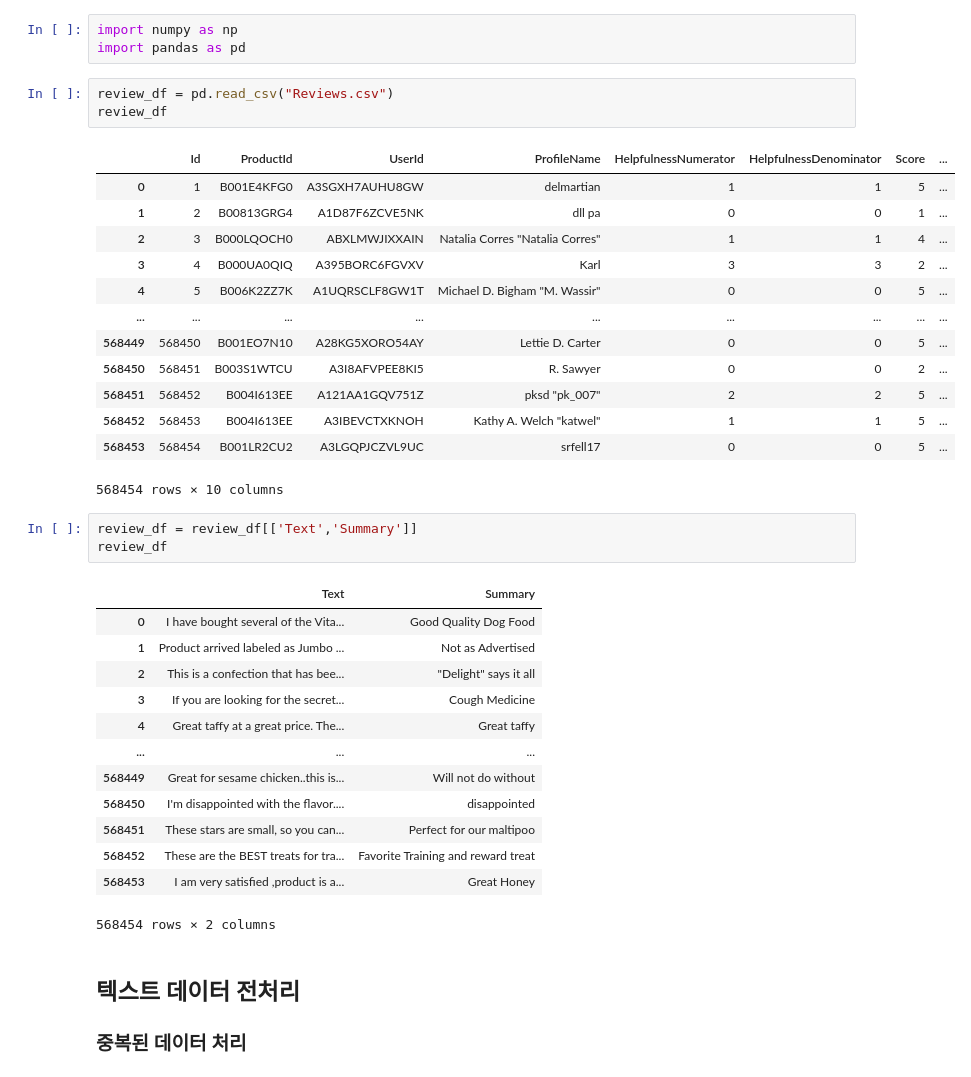
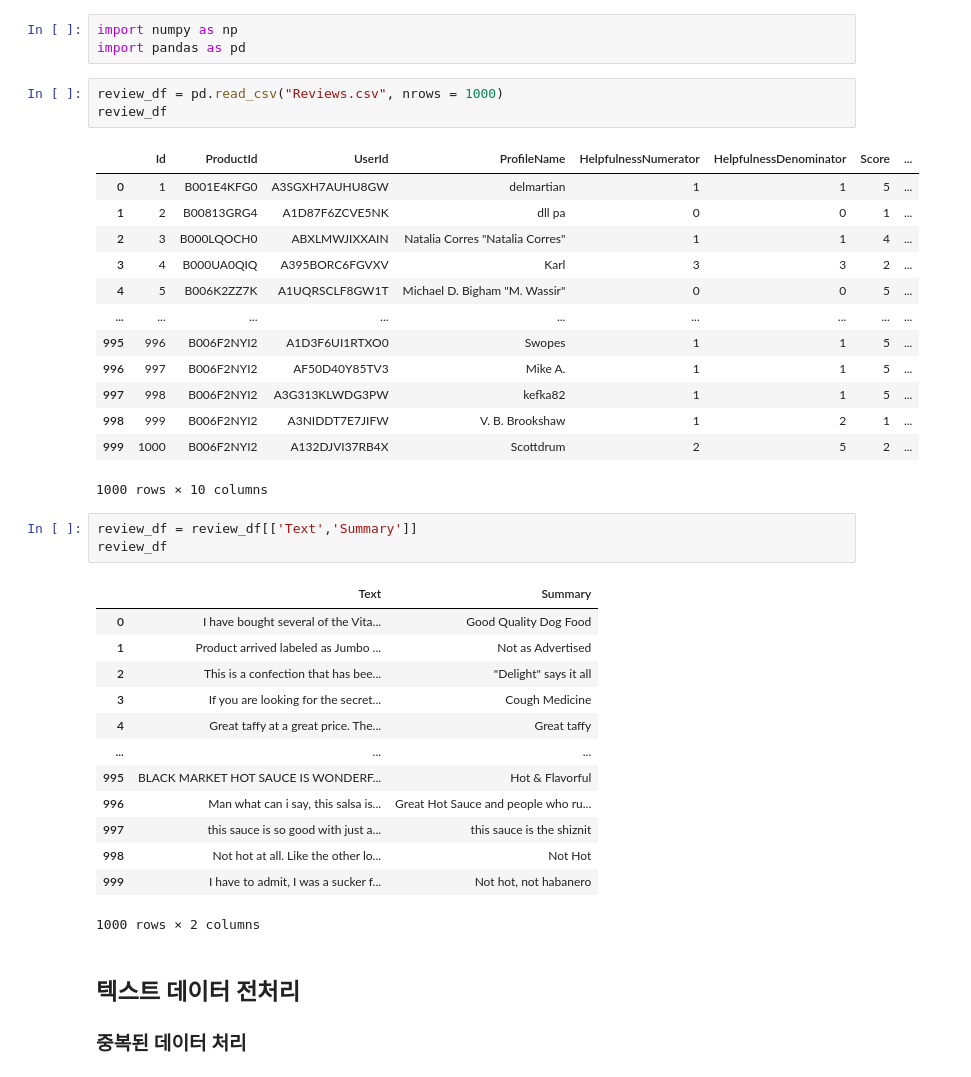
Before and after one commit to ksclown/DL_by_ksclown, a Jupyter notebook: Text Summarize.ipynb, the cells around one changed output. Cells and saved outputs as stored; diff of their text form.

```diff
--- a/Text Summarize.ipynb
+++ b/Text Summarize.ipynb
@@ -37,22 +48,22 @@
 import numpy as np
 import pandas as pd
 # %%
-review_df = pd.read_csv("Reviews.csv")
+review_df = pd.read_csv("Reviews.csv", nrows = 1000)
 review_df
 # %% [output]
 |  | Id | ProductId | UserId | ProfileName | HelpfulnessNumerator | HelpfulnessDenominator | Score | ... |
 | 0 | 1 | B001E4KFG0 | A3SGXH7AUHU8GW | delmartian | 1 | 1 | 5 | ... |
 | 1 | 2 | B00813GRG4 | A1D87F6ZCVE5NK | dll pa | 0 | 0 | 1 | ... |
 | 2 | 3 | B000LQOCH0 | ABXLMWJIXXAIN | Natalia Corres "Natalia Corres" | 1 | 1 | 4 | ... |
 | 3 | 4 | B000UA0QIQ | A395BORC6FGVXV | Karl | 3 | 3 | 2 | ... |
 | 4 | 5 | B006K2ZZ7K | A1UQRSCLF8GW1T | Michael D. Bigham "M. Wassir" | 0 | 0 | 5 | ... |
 | ... | ... | ... | ... | ... | ... | ... | ... | ... |
-| 568449 | 568450 | B001EO7N10 | A28KG5XORO54AY | Lettie D. Carter | 0 | 0 | 5 | ... |
-| 568450 | 568451 | B003S1WTCU | A3I8AFVPEE8KI5 | R. Sawyer | 0 | 0 | 2 | ... |
-| 568451 | 568452 | B004I613EE | A121AA1GQV751Z | pksd "pk_007" | 2 | 2 | 5 | ... |
-| 568452 | 568453 | B004I613EE | A3IBEVCTXKNOH | Kathy A. Welch "katwel" | 1 | 1 | 5 | ... |
-| 568453 | 568454 | B001LR2CU2 | A3LGQPJCZVL9UC | srfell17 | 0 | 0 | 5 | ... |
+| 995 | 996 | B006F2NYI2 | A1D3F6UI1RTXO0 | Swopes | 1 | 1 | 5 | ... |
+| 996 | 997 | B006F2NYI2 | AF50D40Y85TV3 | Mike A. | 1 | 1 | 5 | ... |
+| 997 | 998 | B006F2NYI2 | A3G313KLWDG3PW | kefka82 | 1 | 1 | 5 | ... |
+| 998 | 999 | B006F2NYI2 | A3NIDDT7E7JIFW | V. B. Brookshaw | 1 | 2 | 1 | ... |
+| 999 | 1000 | B006F2NYI2 | A132DJVI37RB4X | Scottdrum | 2 | 5 | 2 | ... |
-568454 rows × 10 columns
+1000 rows × 10 columns
 # %%
 review_df = review_df[['Text','Summary']]
 review_df
@@ -64,12 +75,12 @@ review_df
 | 3 | If you are looking for the secret... | Cough Medicine |
 | 4 | Great taffy at a great price. The... | Great taffy |
 | ... | ... | ... |
-| 568449 | Great for sesame chicken..this is... | Will not do without |
-| 568450 | I'm disappointed with the flavor.... | disappointed |
-| 568451 | These stars are small, so you can... | Perfect for our maltipoo |
-| 568452 | These are the BEST treats for tra... | Favorite Training and reward treat |
-| 568453 | I am very satisfied ,product is a... | Great Honey |
+| 995 | BLACK MARKET HOT SAUCE IS WONDERF... | Hot & Flavorful |
+| 996 | Man what can i say, this salsa is... | Great Hot Sauce and people who ru... |
+| 997 | this sauce is so good with just a... | this sauce is the shiznit |
+| 998 | Not hot at all. Like the other lo... | Not Hot |
+| 999 | I have to admit, I was a sucker f... | Not hot, not habanero |
-568454 rows × 2 columns
+1000 rows × 2 columns
 # %% [markdown]
 ## 텍스트 데이터 전처리
 
```
Also changed, not shown: parts of 18 cells of this notebook.
